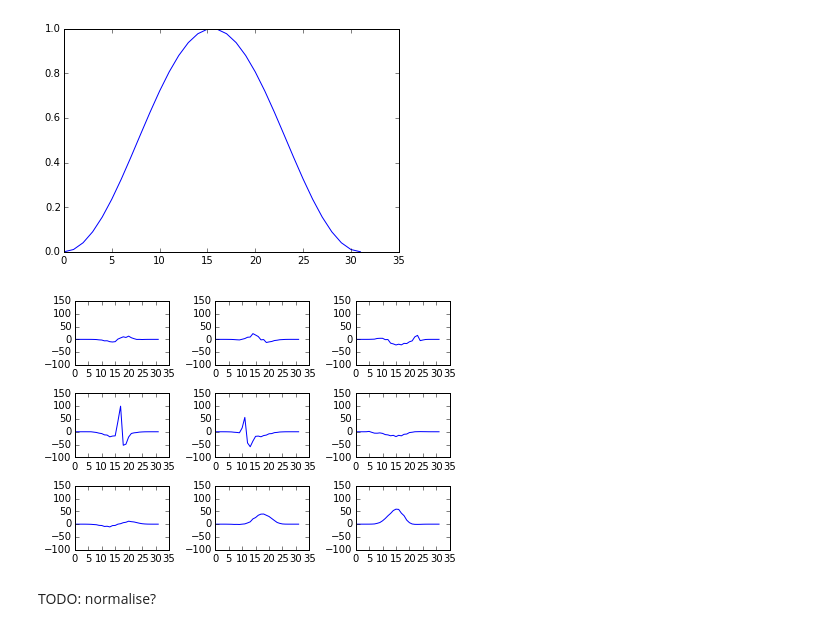
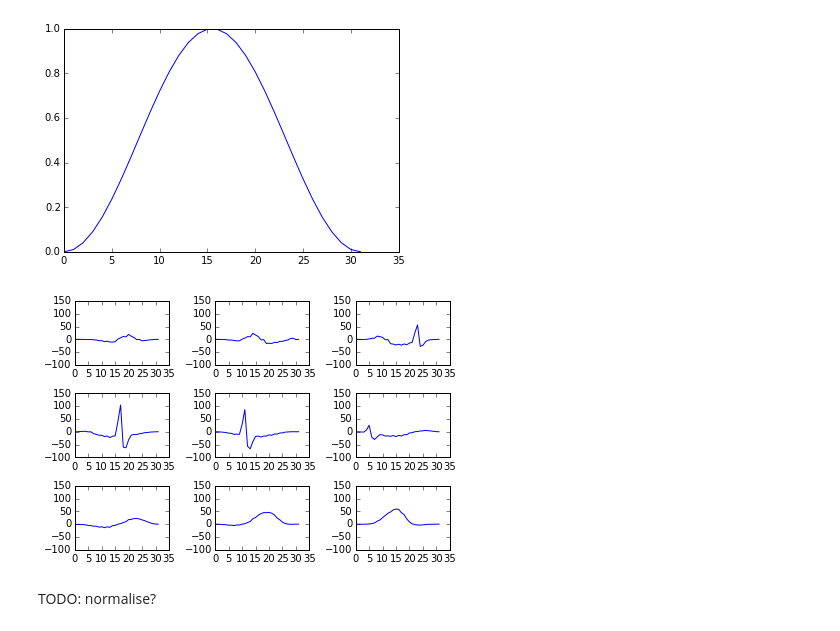
Before and after one commit to mrahtz/sanger-machine-learning-workshop, a Jupyter notebook: Unsupervised Learning.ipynb, the cells around one changed output. Drawn from its saved outputs; the diff is of its cells as text; code cells hidden in the pictures.

```diff
--- a/Unsupervised Learning.ipynb
+++ b/Unsupervised Learning.ipynb
@@ -131,6 +131,9 @@ plt.show()
 # TODO: add axis labels
 # %% [output]
 [figure]
+# %%
+ekg_data_test = ekg_data[0:8000]
+ekg_data_training = ekg_data[8000:10000]
 # %% [markdown]
 ## Windowing
 # %% [markdown]
@@ -138,17 +141,19 @@ The first step in our anomaly detection algorithm is to split the waveform into
 # %%
 import numpy as np
 
-chunks = []
 chunk_len = 32
 slide_len = 2
-for start_pos in range(0, len(ekg_data), slide_len):
+
+training_chunks = []
+for start_pos in range(0, len(ekg_data_test), slide_len):
     end_pos = start_pos + chunk_len
     chunk = np.copy(ekg_data[start_pos:end_pos])
     # if we're at the end and we've got a truncated chunk,
     # drop it
     if len(chunk) != chunk_len:
         continue
-    chunks.append(chunk)
+    training_chunks.append(chunk)
 
-print(len(chunks))
+print(len(training_chunks))
+# TODO is this right:
 # %% [output]
@@ -184,11 +189,11 @@ plt.plot(window)
 [<matplotlib.lines.Line2D at 0x...>]
 [figure]
 # %%
-for chunk in chunks:
+for chunk in training_chunks:
     chunk *= window
-plot_chunks(chunks)
+plot_chunks(training_chunks)
 # %% [output]
-[figure, old version]
+[figure, new version]
 # %% [markdown]
 TODO: normalise?
 # %% [markdown]
```
Also changed, not shown: parts of 5 cells of this notebook.
